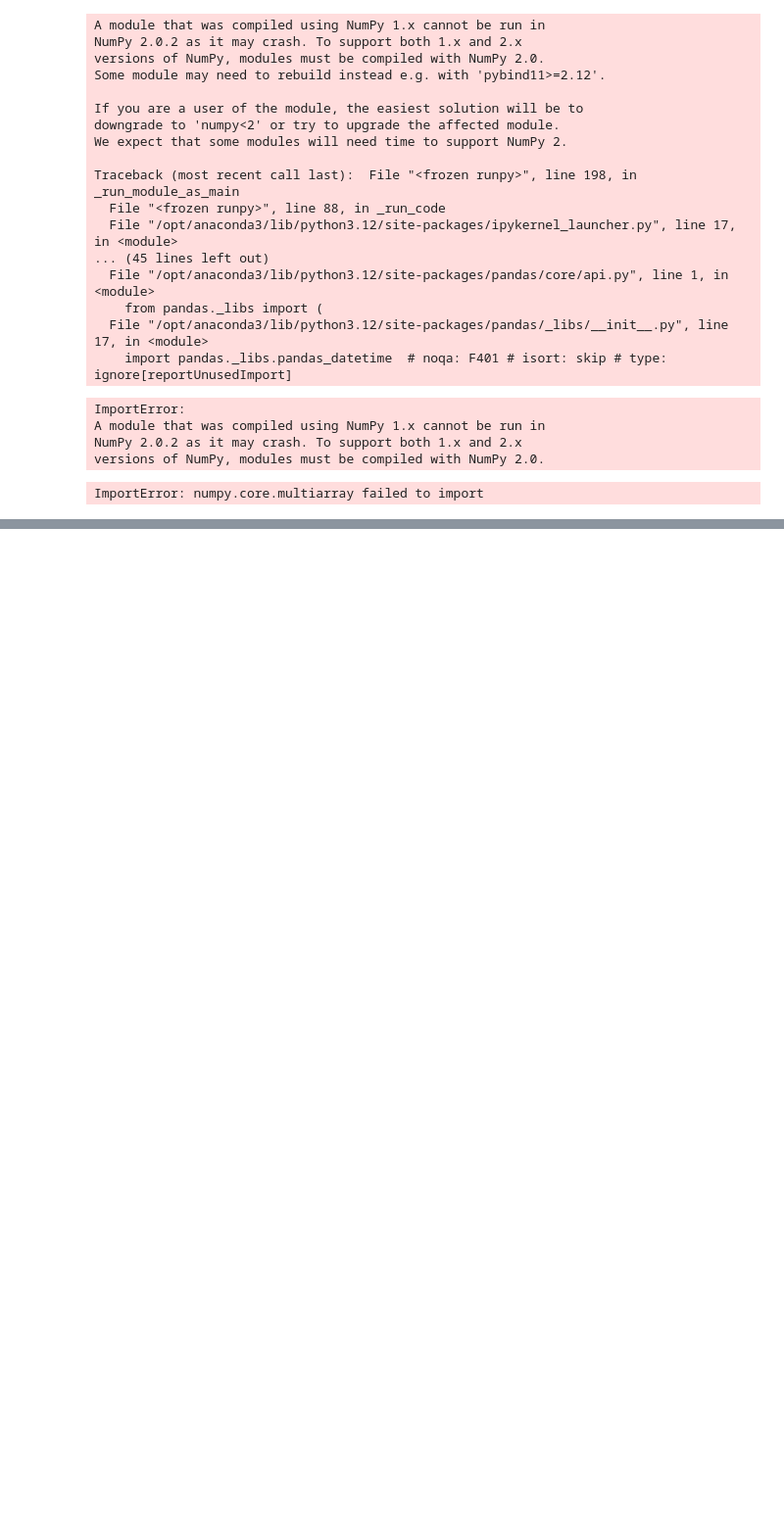
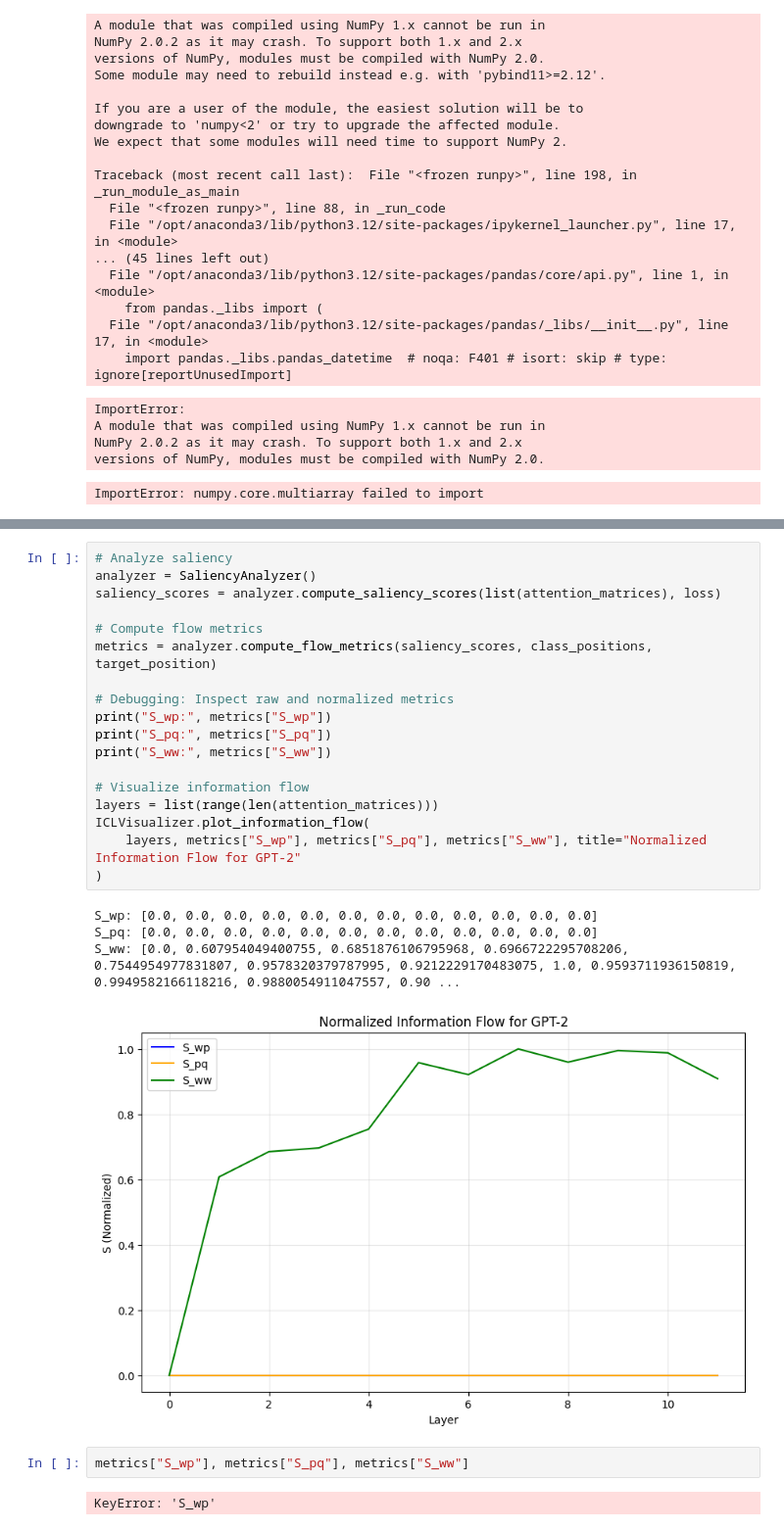
Before and after one commit to h0ngxuanli/InContextLab, a Jupyter notebook: exmaples/informatin_flow.ipynb, the cells around one changed output, grey strips where cells are left out. Shown: that part at 98% size. Drawn from its saved outputs; the diff is of its cells as text; blank space fills up the shorter version.

```diff
--- a/exmaples/informatin_flow.ipynb
+++ b/exmaples/informatin_flow.ipynb
@@ -1273,0 +2723,27 @@ ImportError: numpy.core.multiarray failed to import
+# %%
+# Analyze saliency
+analyzer = SaliencyAnalyzer()
+saliency_scores = analyzer.compute_saliency_scores(list(attention_matrices), loss)
+
+# Compute flow metrics
+metrics = analyzer.compute_flow_metrics(saliency_scores, class_positions, target_position)
+
+# Debugging: Inspect raw and normalized metrics
+print("S_wp:", metrics["S_wp"])
+print("S_pq:", metrics["S_pq"])
+print("S_ww:", metrics["S_ww"])
+
+# Visualize information flow
+layers = list(range(len(attention_matrices)))
+ICLVisualizer.plot_information_flow(
+    layers, metrics["S_wp"], metrics["S_pq"], metrics["S_ww"], title="Normalized Information Flow for GPT-2"
+)
+# %% [output]
+S_wp: [0.0, 0.0, 0.0, 0.0, 0.0, 0.0, 0.0, 0.0, 0.0, 0.0, 0.0, 0.0]
+S_pq: [0.0, 0.0, 0.0, 0.0, 0.0, 0.0, 0.0, 0.0, 0.0, 0.0, 0.0, 0.0]
+S_ww: [0.0, 0.607954049400755, 0.6851876106795968, 0.6966722295708206, 0.7544954977831807, 0.9578320379787995, 0.9212229170483075, 1.0, 0.9593711936150819, 0.9949582166118216, 0.9880054911047557, 0.90 ...
+[figure, added]
+# %%
+metrics["S_wp"], metrics["S_pq"], metrics["S_ww"]
+# %% [output]
+KeyError: 'S_wp'
```
Also changed, not shown: parts of 13 cells of this notebook, 23 other files.
